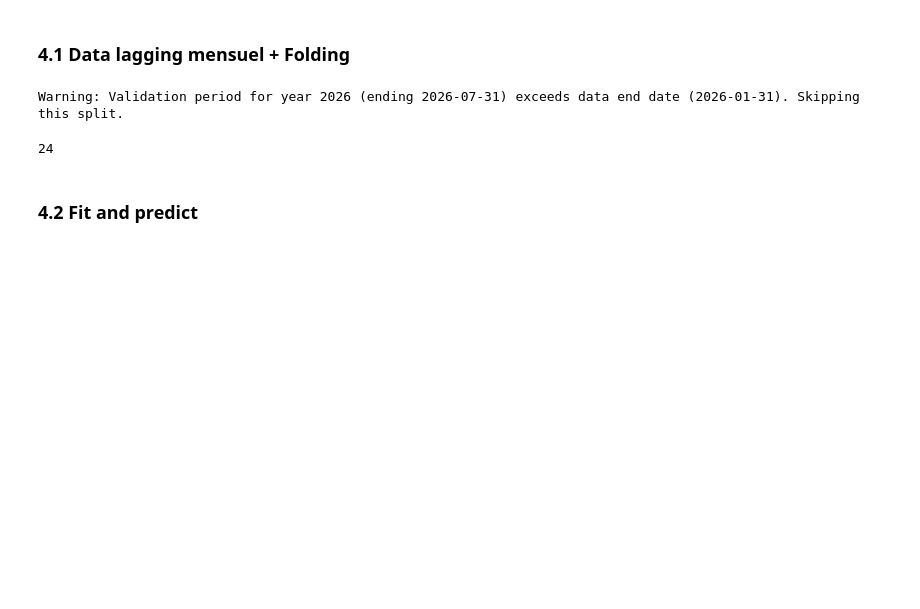
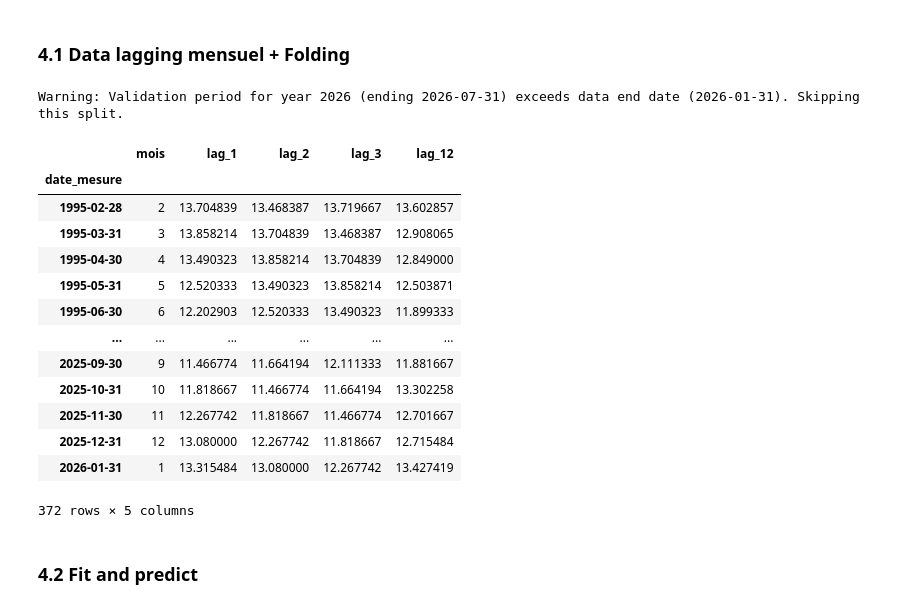
Before and after one commit to charourou/Projet_Hydrosense, a Jupyter notebook: notebooks/ML_evaluate_MRI.ipynb, the cells around one changed output. Saved outputs shown, nothing was run; the diff lists cells and outputs as text; code cells hidden in the pictures; blank space fills up the shorter version.

```diff
--- a/notebooks/ML_evaluate_MRI.ipynb
+++ b/notebooks/ML_evaluate_MRI.ipynb
@@ -326,31 +326,43 @@ On transforme ainsi un problème temporel en problème de **régression supervis
 # %%
 # 1. Préparation des colonnes (Lag)
 df_ml = pd.DataFrame(y_mensuel)
 df_ml['mois'] = df_ml.index.month
 df_ml['lag_1'] = df_ml['niveau_nappe_eau'].shift(1)
 df_ml['lag_2'] = df_ml['niveau_nappe_eau'].shift(2)
 df_ml['lag_3'] = df_ml['niveau_nappe_eau'].shift(3)
 df_ml['lag_12'] = df_ml['niveau_nappe_eau'].shift(12)
 df_ml = df_ml.dropna()
 
-# 2. Split
+
 X = df_ml[['mois', 'lag_1', 'lag_2', 'lag_3','lag_12']]
 y_target = df_ml['niveau_nappe_eau']
 
-#X_train, X_test = X.loc[:'2025-05-31'], X.loc['2025-06-01':]
-#y_train, y_test = y_target.loc[:'2025-05-31'], y_target.loc['2025-06-01':]
-
-# X_train, X_test = X.loc[:'2026-02-28'], X.loc['2026-03-01':'2026-05-31']
-# y_train, y_test = y_target.loc[:'2026-02-28'], y_target.loc['2026-03-01':'2026-05-31']
+# TRAIN / VAL / TEST split
+# creer un division Train+val / test pour avoir un indicateur commun de testing
+# (test = 2025)
 
 
 # ==========================================
+
 # TRAIN / VAL Folding
 splits_ml = get_folds(df_ml.index, n_splits=25, min_train_years=3 , val_months_duration= 3)
-len(splits_ml)
+X
 # %% [output]
 Warning: Validation period for year 2026 (ending 2026-07-31) exceeds data end date (2026-01-31). Skipping this split.
+|  | mois | lag_1 | lag_2 | lag_3 | lag_12 |
+| date_mesure |  |  |  |  |  |
+| 1995-02-28 | 2 | 13.704839 | 13.468387 | 13.719667 | 13.602857 |
+| 1995-03-31 | 3 | 13.858214 | 13.704839 | 13.468387 | 12.908065 |
+| 1995-04-30 | 4 | 13.490323 | 13.858214 | 13.704839 | 12.849000 |
+| 1995-05-31 | 5 | 12.520333 | 13.490323 | 13.858214 | 12.503871 |
+| 1995-06-30 | 6 | 12.202903 | 12.520333 | 13.490323 | 11.899333 |
+| ... | ... | ... | ... | ... | ... |
+| 2025-09-30 | 9 | 11.466774 | 11.664194 | 12.111333 | 11.881667 |
+| 2025-10-31 | 10 | 11.818667 | 11.466774 | 11.664194 | 13.302258 |
+| 2025-11-30 | 11 | 12.267742 | 11.818667 | 11.466774 | 12.701667 |
+| 2025-12-31 | 12 | 13.080000 | 12.267742 | 11.818667 | 12.715484 |
+| 2026-01-31 | 1 | 13.315484 | 13.080000 | 12.267742 | 13.427419 |
-24
+372 rows × 5 columns
 # %% [markdown]
 ### 4.2 Fit and predict
 # %%
```
Also changed, not shown: parts of 1 cell of this notebook.
